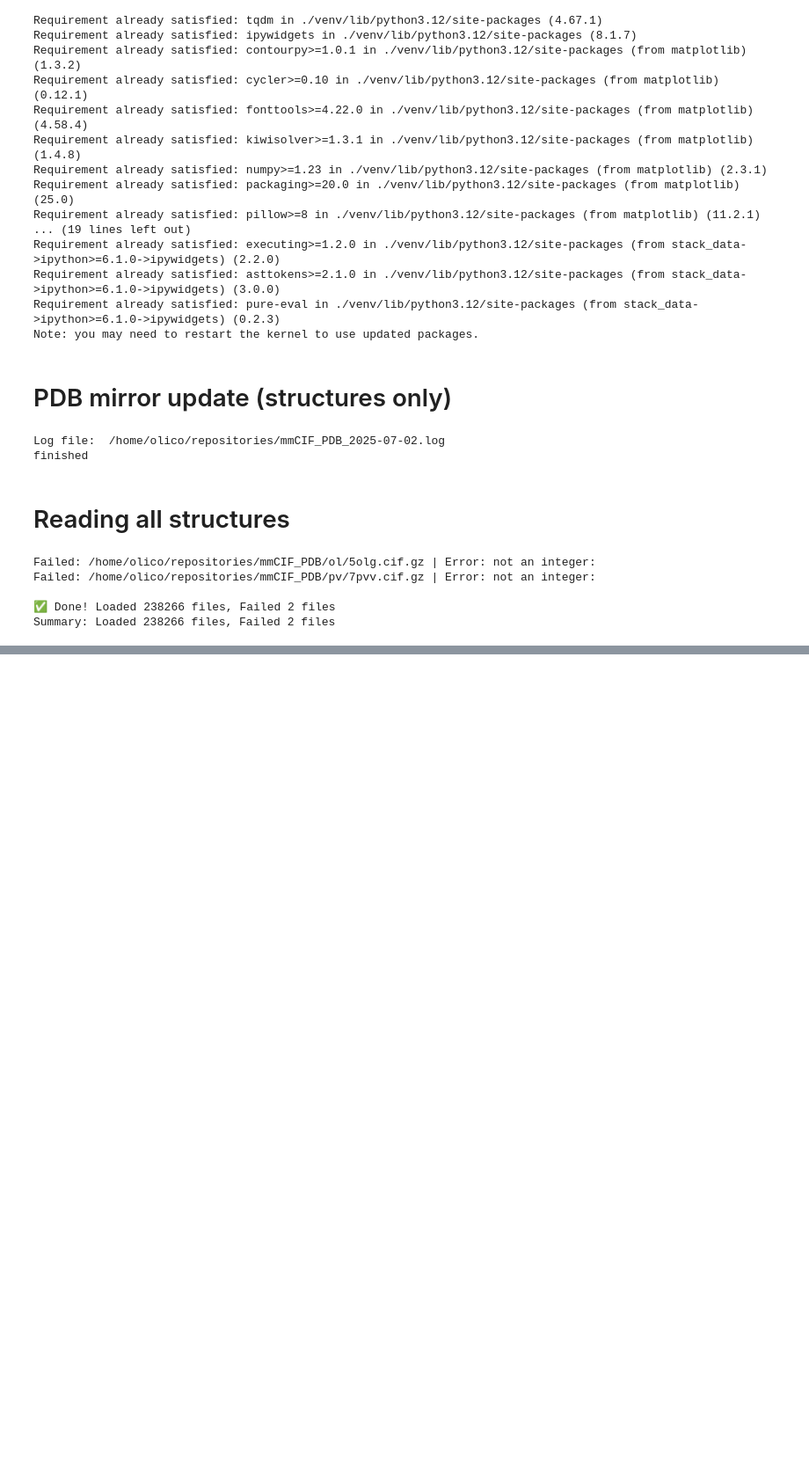
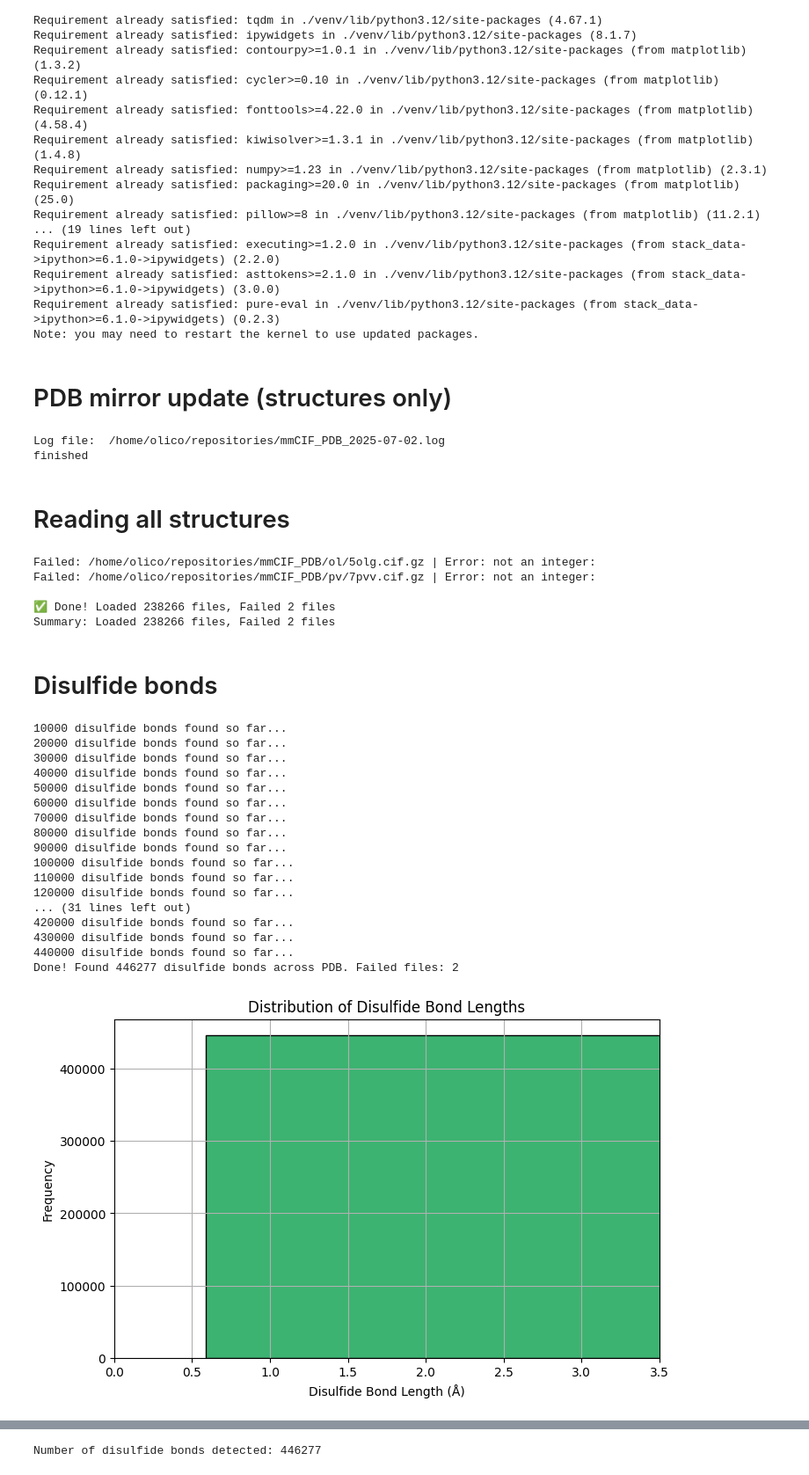
Before and after one commit to glycojones/pdbmine, a Jupyter notebook: pdbmine_home.ipynb, the cells around one changed output, grey strips where cells are left out. Shown at 88% size. Drawn from its saved outputs; the diff is of its cells as text; code cells hidden in the pictures; blank space fills up the shorter version.

Commit message:
found disulfide bonds and created a histogram for visualisation

```diff
--- a/pdbmine_home.ipynb
+++ b/pdbmine_home.ipynb
@@ -66,3 +66,57 @@ Failed: /home/olico/repositories/mmCIF_PDB/pv/7pvv.cif.gz | Error: not an intege
 
 ✅ Done! Loaded 238266 files, Failed 2 files
 Summary: Loaded 238266 files, Failed 2 files
+# %% [markdown]
+# Disulfide bonds
+# %%
+import gemmi
+from tqdm.notebook import tqdm
+import matplotlib.pyplot as plt
+import numpy as np
+
+# list to store disulfide bond distances
+disulfide_lengths = []
+
+# counter for failures
+failed_count = 0
+
+# loop through structure files
+for path in tqdm(gemmi.CoorFileWalk("/home/olico/repositories/mmCIF_PDB")):
+    try:
+        structure = gemmi.read_structure(path)
+
+        # get bond annotations
+        conn_list = structure.connections
+        for conn in conn_list:
+            if conn.type == gemmi.ConnectionType.Disulf:
+                # save bond length
+                disulfide_lengths.append(conn.reported_distance)
+
+                # printing updates on bonds found to show its working
+                if len(disulfide_lengths) % 10000 == 0:
+                    print(f"{len(disulfide_lengths)} disulfide bonds found so far...")
+
+    except Exception as e:
+        print(f"Failed: {path} | Error: {e}")
+        failed_count += 1
+
+print(f"Done! Found {len(disulfide_lengths)} disulfide bonds across PDB. Failed files: {failed_count}")
+# %% [output]
+10000 disulfide bonds found so far...
+20000 disulfide bonds found so far...
+30000 disulfide bonds found so far...
+40000 disulfide bonds found so far...
+50000 disulfide bonds found so far...
+60000 disulfide bonds found so far...
+70000 disulfide bonds found so far...
+80000 disulfide bonds found so far...
+90000 disulfide bonds found so far...
+100000 disulfide bonds found so far...
+110000 disulfide bonds found so far...
+120000 disulfide bonds found so far...
+... (31 lines left out)
+420000 disulfide bonds found so far...
+430000 disulfide bonds found so far...
+440000 disulfide bonds found so far...
+Done! Found 446277 disulfide bonds across PDB. Failed files: 2
+[figure, added]
@@ -68,0 +125 @@ Summary: Loaded 238266 files, Failed 2 files
+Number of disulfide bonds detected: 446277
```
Also changed, not shown: parts of 3 cells of this notebook.
